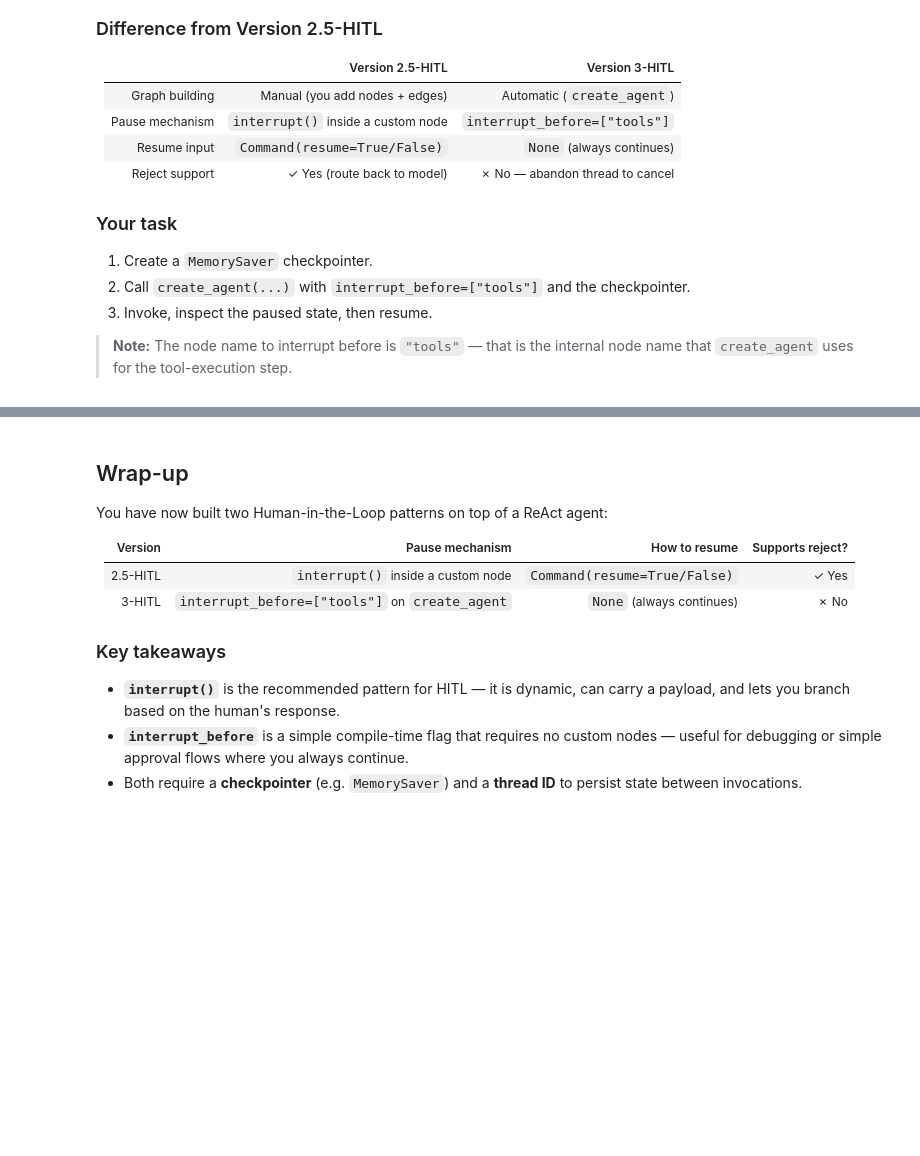
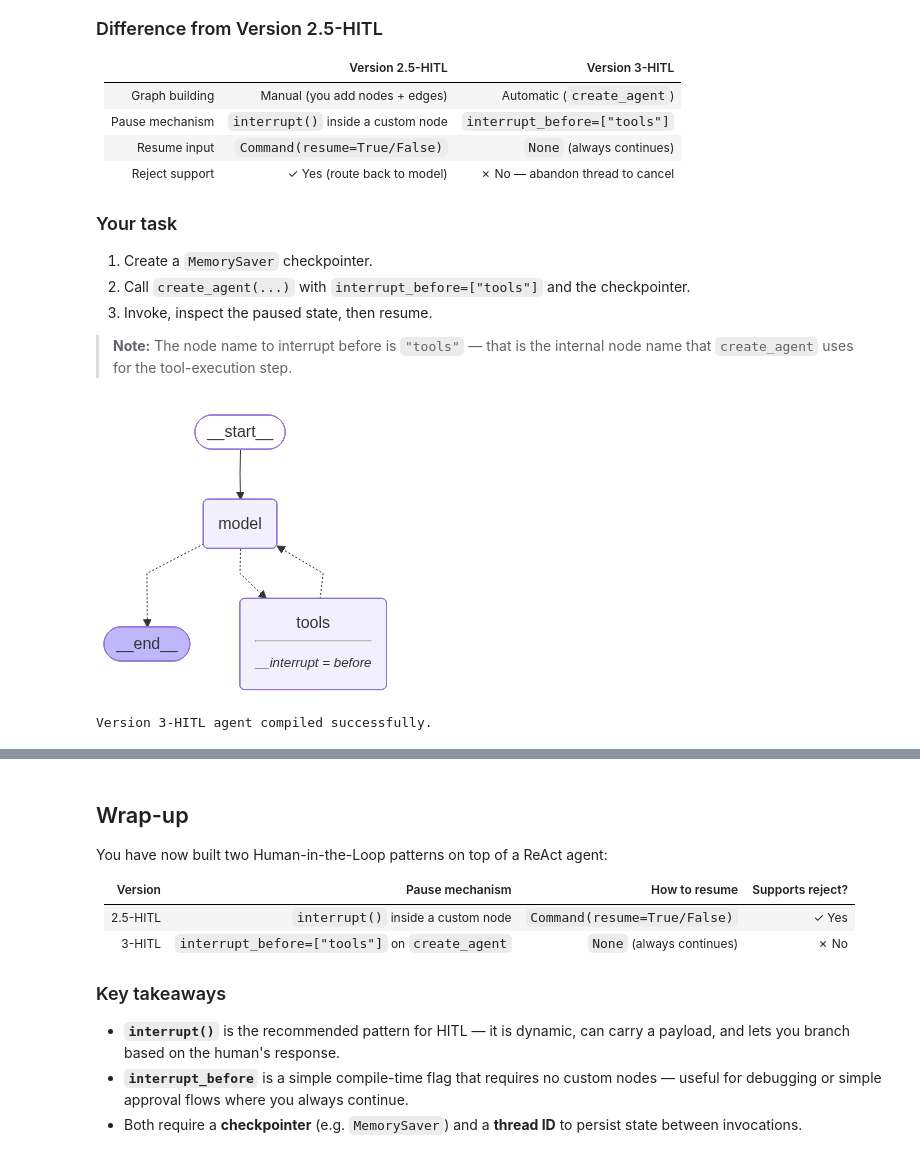
Before and after one commit to MacPhuPhong/Agentic_bootcamp, a Jupyter notebook: agent_101/hitl_interrupt_exercise.ipynb, the cells around one changed output, grey strips where cells are left out. Saved outputs shown, nothing was run; the diff lists cells and outputs as text; code cells hidden in the pictures; blank space fills up the shorter version.

```diff
--- a/agent_101/hitl_interrupt_exercise.ipynb
+++ b/agent_101/hitl_interrupt_exercise.ipynb
@@ -328,26 +355,26 @@ START → model → (tool_calls?) → [PAUSE] → tools → model → …
 # %%
 # TODO: Complete Version 3-HITL implementation
 
-# TODO:
 # 1) Create a MemorySaver checkpointer:
-#       checkpointer_v3 = MemorySaver()
-#
+checkpointer_v3 = MemorySaver()
+
 # 2) Create the agent using create_agent (NOT create_react_agent):
-#       v3_hitl_agent = create_agent(
-#           model=llm,
-#           tools=[tavily_search],
-#           interrupt_before=["tools"],   # ← pause BEFORE the tools node runs
-#           checkpointer=checkpointer_v3,
-#       )
-#
+v3_hitl_agent = create_agent(
+    model=llm,
+    tools=[tavily_search],
+    interrupt_before=["tools"],   # ← pause BEFORE the tools node runs
+    checkpointer=checkpointer_v3,
+)
+
 # That's it — create_agent builds and compiles the full ReAct graph for you.
-
-v3_hitl_agent = None
 
 if v3_hitl_agent is not None:
     from IPython.display import Image, display
     display(Image(v3_hitl_agent.get_graph().draw_mermaid_png()))
     print("Version 3-HITL agent compiled successfully.")
+# %% [output]
+[figure, added]
+Version 3-HITL agent compiled successfully.
 # %%
 # Version 3-HITL self-test
 
```
Also changed, not shown: parts of 4 cells of this notebook.
